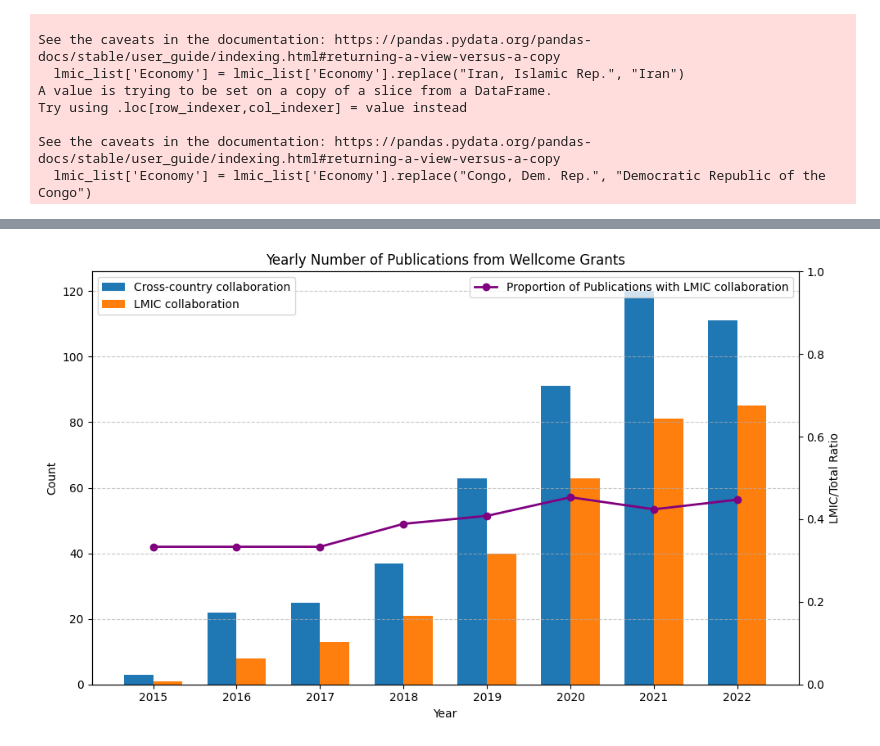
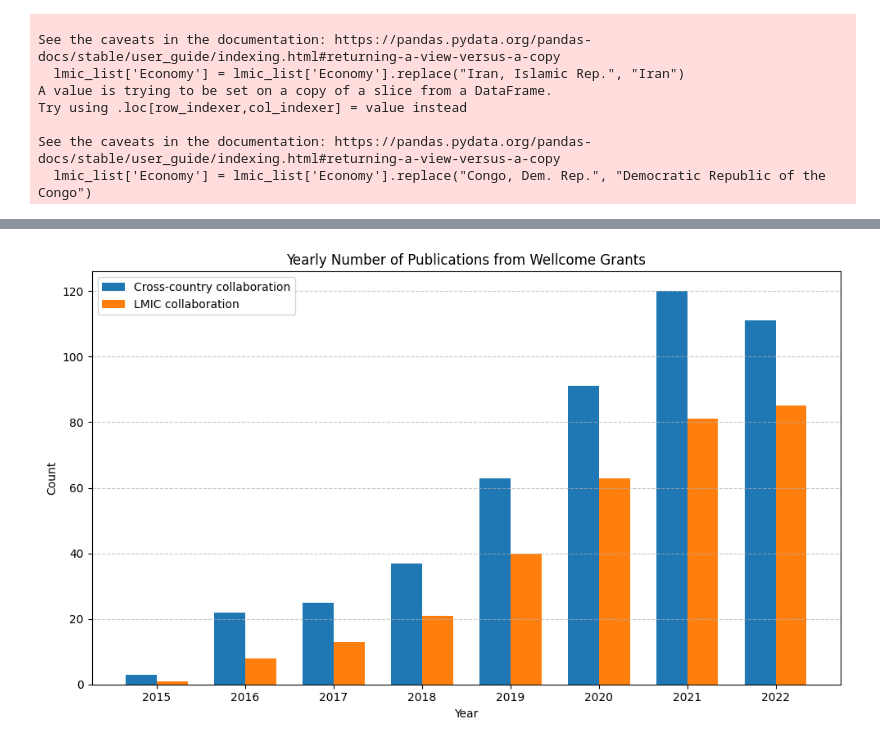
Before and after one commit to mdc5017/wellcome_academic_graph_toolkit, a Jupyter notebook: geographies/CH_vis2.ipynb, the cells around one changed output, grey strips where cells are left out. Saved outputs shown, nothing was run; the diff lists cells and outputs as text; code cells hidden in the pictures.

```diff
--- a/geographies/CH_vis2.ipynb
+++ b/geographies/CH_vis2.ipynb
@@ -143,36 +143,38 @@ import numpy as np
 
 
 # Extract years and data for plotting
 years = sorted(pubs_data.keys())[:-1]
 years_int = [int(year) for year in years]
 cross_country = [pubs_data[year]['cross-country'] for year in years]
 lmic = [pubs_data[year]['lmic'] for year in years]
 total = [pubs_data[year]['total'] for year in years]
 
 # Calculate the ratio of 'lmic' to 'total'
 lmic_to_total_ratio = [pubs_data[year]['lmic'] / pubs_data[year]['total'] for year in years]
+cross_country_to_total_ratio = [pubs_data[year]['cross-country'] / pubs_data[year]['total'] for year in years]
 
 
 bar_width = 0.35
 x = np.arange(len(years))
 fig, ax1 = plt.subplots(figsize=(10, 6))
 ax1.bar(x - bar_width / 2, cross_country, bar_width, label='Cross-country collaboration')
 ax1.bar(x + bar_width / 2, lmic, bar_width, label='LMIC collaboration')
 ax1.set_xlabel('Year')
 ax1.set_ylabel('Count')
 ax1.set_title('Yearly Number of Publications from Wellcome Grants')
 ax1.set_xticks(x)
 ax1.set_xticklabels(years_int)
 ax1.legend()
 ax1.grid(True, axis='y', linestyle='--', alpha=0.7)
 
-ax2 = ax1.twinx()
-ax2.plot(x, lmic_to_total_ratio, color='purple', marker='o', label='Proportion of Publications with LMIC collaboration', linewidth=2)
-ax2.set_ylabel('LMIC/Total Ratio')
-ax2.set_ylim(0,1)
-ax2.legend()
+# ax2 = ax1.twinx()
+# ax2.plot(x, lmic_to_total_ratio, color='purple', marker='o', label='Proportion of LMIC collaboration', linewidth=2)
+# ax2.plot(x, cross_country_to_total_ratio, color='blue', marker='o', label='Proportion of cross-country collaboration', linewidth=2)
+# ax2.set_ylabel('Publication Ratio')
+# ax2.set_ylim(0,1)
+# ax2.legend()
 
 plt.tight_layout()
 plt.show()
 # %% [output]
-[figure, old version]
+[figure, new version]
```
Also changed, not shown: parts of 5 cells of this notebook, 5 other files.
